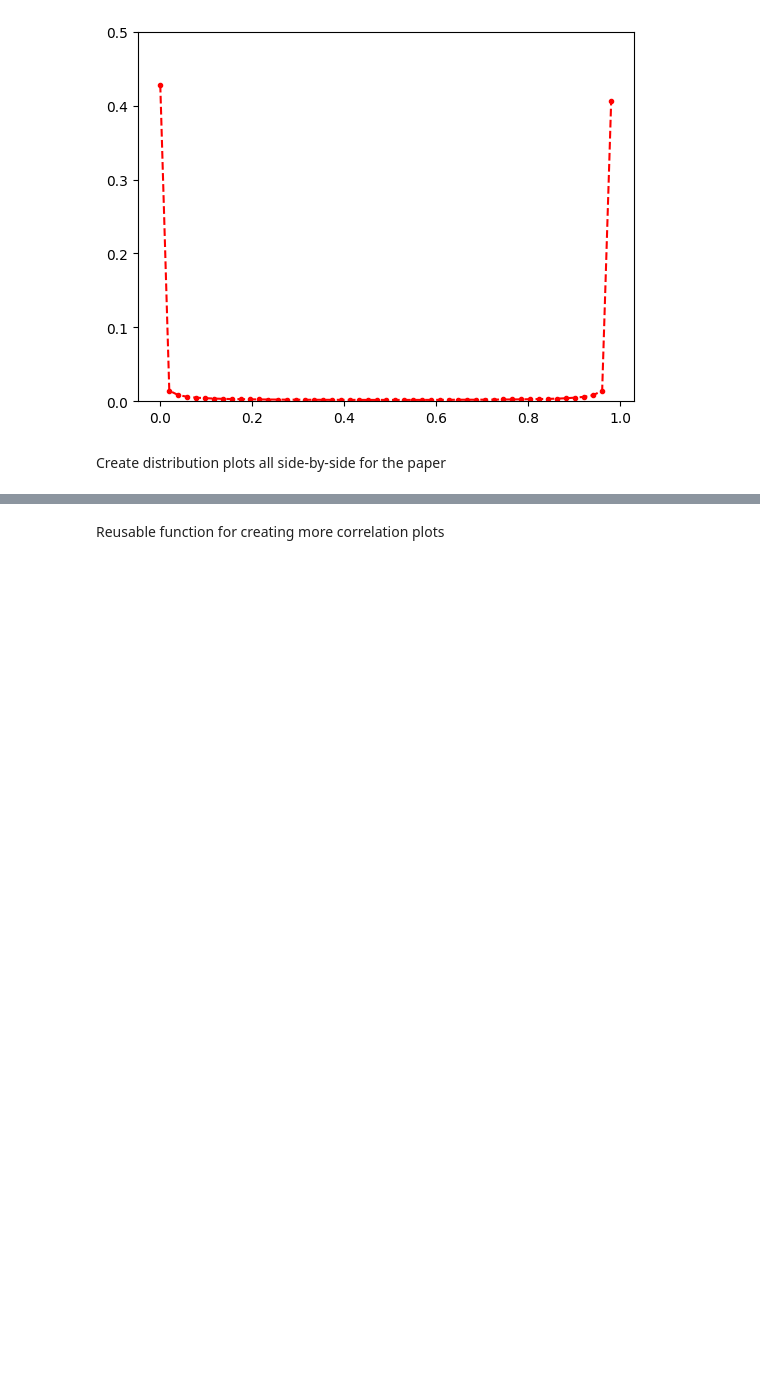
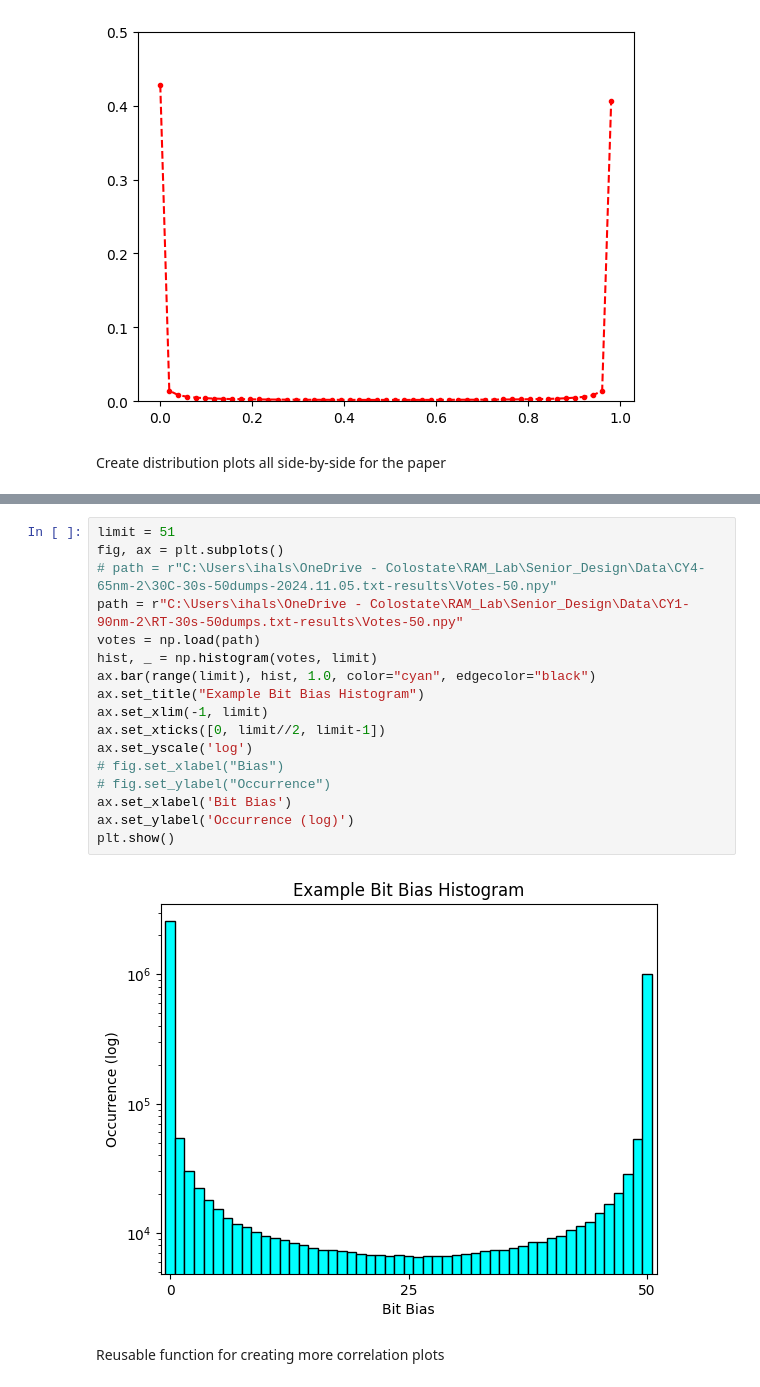
Before and after one commit to ihalseide/sram-fingerprint, a Jupyter notebook: analysis/izak_notebook.ipynb, the cells around one changed output, grey strips where cells are left out. Cells and saved outputs as stored; diff of their text form; blank space fills up the shorter version.

```diff
--- a/analysis/izak_notebook.ipynb
+++ b/analysis/izak_notebook.ipynb
@@ -2052,6 +2039,25 @@ for is_log in (True, False):
 # %% [output]
 [figure]
 [figure]
+# %%
+limit = 51
+fig, ax = plt.subplots()
+# path = r"C:\Users\ihals\OneDrive - Colostate\RAM_Lab\Senior_Design\Data\CY4-65nm-2\30C-30s-50dumps-2024.11.05.txt-results\Votes-50.npy"
+path = r"C:\Users\ihals\OneDrive - Colostate\RAM_Lab\Senior_Design\Data\CY1-90nm-2\RT-30s-50dumps.txt-results\Votes-50.npy"
+votes = np.load(path)
+hist, _ = np.histogram(votes, limit)
+ax.bar(range(limit), hist, 1.0, color="cyan", edgecolor="black")
+ax.set_title("Example Bit Bias Histogram")
+ax.set_xlim(-1, limit)
+ax.set_xticks([0, limit//2, limit-1])
+ax.set_yscale('log')
+# fig.set_xlabel("Bias")
+# fig.set_ylabel("Occurrence")
+ax.set_xlabel('Bit Bias')
+ax.set_ylabel('Occurrence (log)')
+plt.show()
+# %% [output]
+[figure, added]
 # %% [markdown]
 Reusable function for creating more correlation plots
 # %%
```
Also changed, not shown: parts of 21 cells of this notebook.
